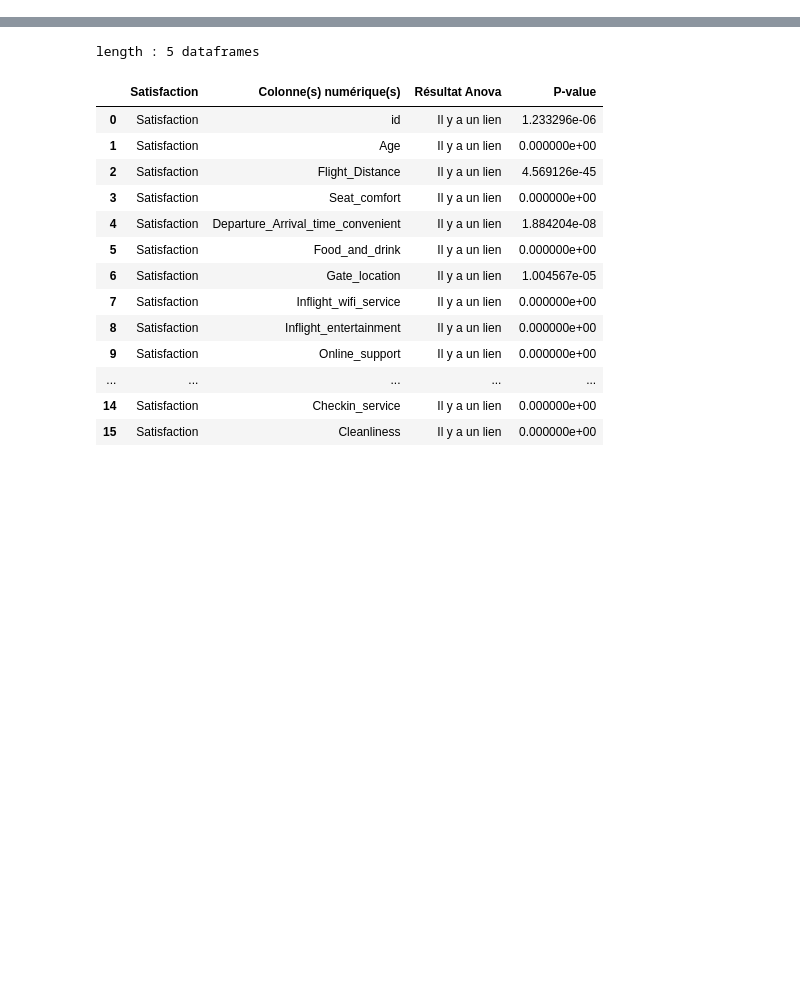
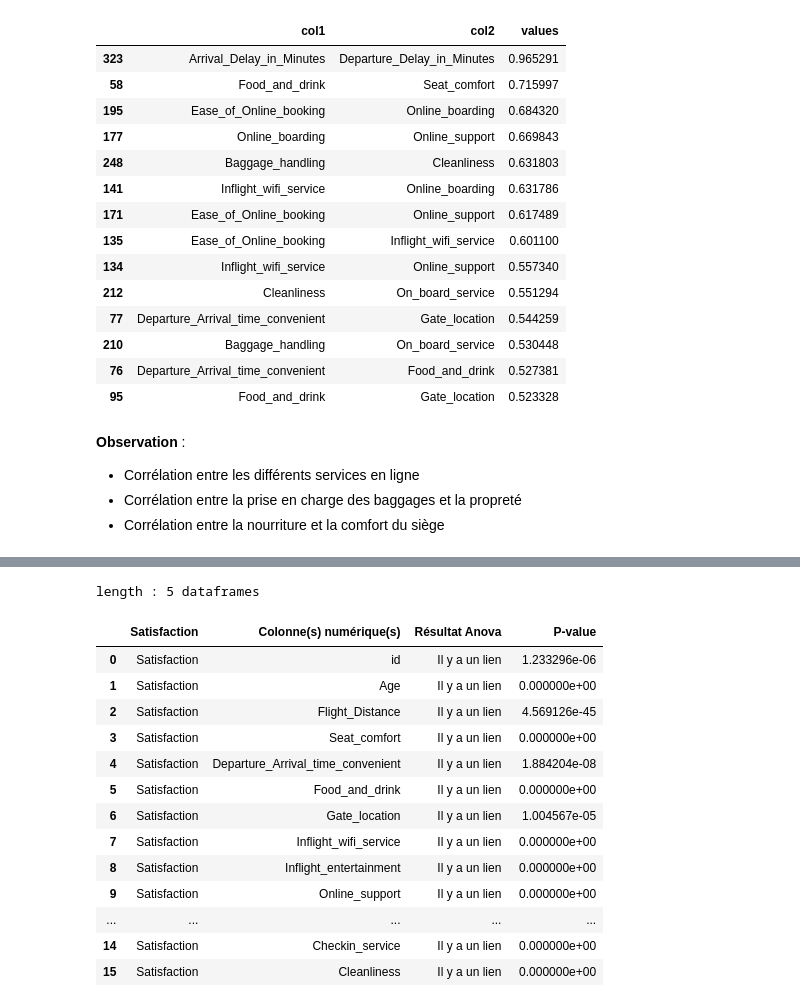
Before and after one commit to data-IA-2022/Airline_David, a Jupyter notebook: eda.ipynb, the cells around one changed output, grey strips where cells are left out. Saved outputs shown, nothing was run; the diff lists cells and outputs as text; code cells hidden in the pictures; blank space fills up the shorter version.

```diff
--- a/eda.ipynb
+++ b/eda.ipynb
@@ -63,3 +82,16 @@ df.select_dtypes(exclude=[object]).corr().style.background_gradient(cmap ='virid
+# %%
+def correlation(dataframe, method):
+  liste = []
+  corr = dataframe.corr(method = method)
+  colonnesIndex = corr.index
+  colonnesNoms = corr.columns
+  for colonne in colonnesIndex:
+    for colonne2 in colonnesNoms:
+      if colonne != colonne2:
+        trie = [colonne, colonne2]
+        trie.sort()
+        liste.append([trie[0], trie[1], corr.loc[colonne, colonne2]])
+  return pd.DataFrame(liste, columns=["col1", "col2", "values"]).drop_duplicates(["col1", "col2"]).sort_values(by='values', ascending=False)
 # %%
 from utils import get_fill_ratio
 get_fill_ratio(80, df)
@@ -112,3 +125,29 @@ df
+# %%
+df_num = df.select_dtypes(exclude=[object])
+cor = correlation(df_num, 'pearson')
+cor[cor['values'] >= 0.5].style.background_gradient(cmap ='viridis').set_properties(**{'font-size': '20px'})
+# affichage des correlation au delà de 0.5
+# %% [output]
+|  | col1 | col2 | values |
+| 323 | Arrival_Delay_in_Minutes | Departure_Delay_in_Minutes | 0.965291 |
+| 58 | Food_and_drink | Seat_comfort | 0.715997 |
+| 195 | Ease_of_Online_booking | Online_boarding | 0.684320 |
+| 177 | Online_boarding | Online_support | 0.669843 |
+| 248 | Baggage_handling | Cleanliness | 0.631803 |
+| 141 | Inflight_wifi_service | Online_boarding | 0.631786 |
+| 171 | Ease_of_Online_booking | Online_support | 0.617489 |
+| 135 | Ease_of_Online_booking | Inflight_wifi_service | 0.601100 |
+| 134 | Inflight_wifi_service | Online_support | 0.557340 |
+| 212 | Cleanliness | On_board_service | 0.551294 |
+| 77 | Departure_Arrival_time_convenient | Gate_location | 0.544259 |
+| 210 | Baggage_handling | On_board_service | 0.530448 |
+| 76 | Departure_Arrival_time_convenient | Food_and_drink | 0.527381 |
+| 95 | Food_and_drink | Gate_location | 0.523328 |
+# %% [markdown]
+**Observation** :
+- Corrélation entre les différents services en ligne
+- Corrélation entre la prise en charge des baggages et la propreté
+- Corrélation entre la nourriture et la comfort du siège
 # %%
 # Anova
 dfs = []
```
Also changed, not shown: parts of 17 cells of this notebook.
